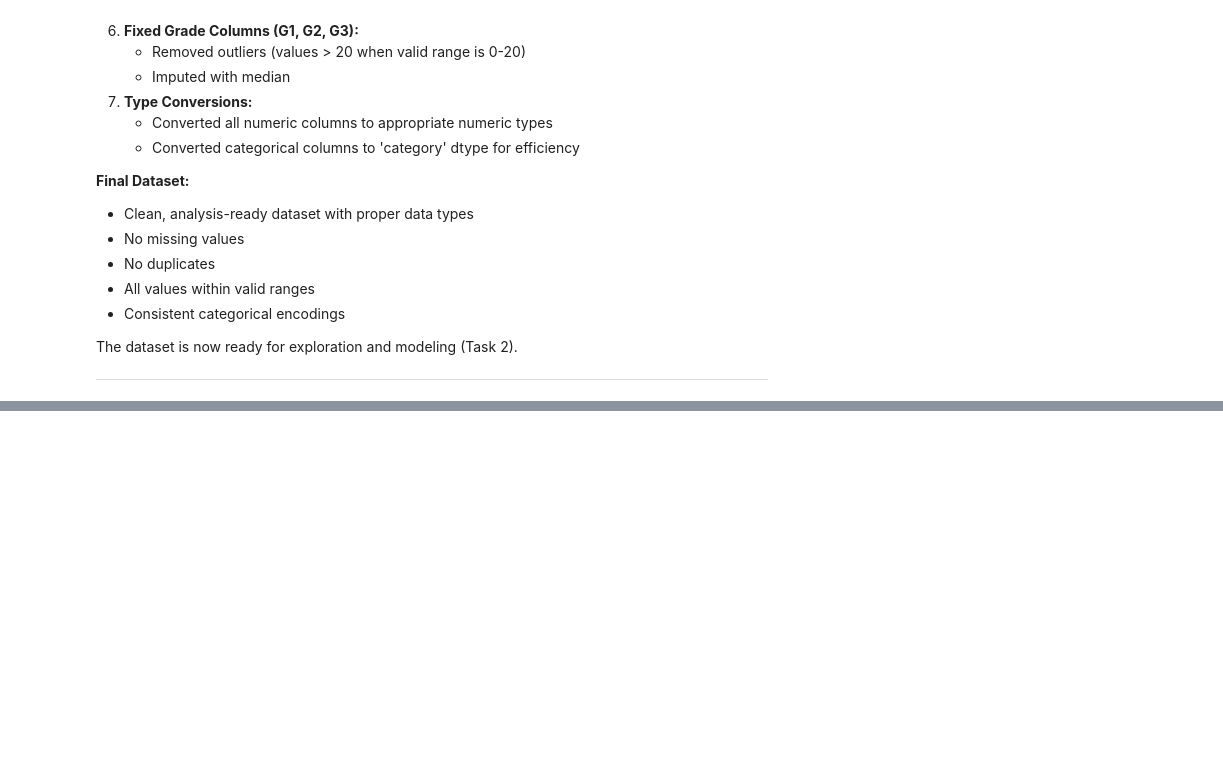
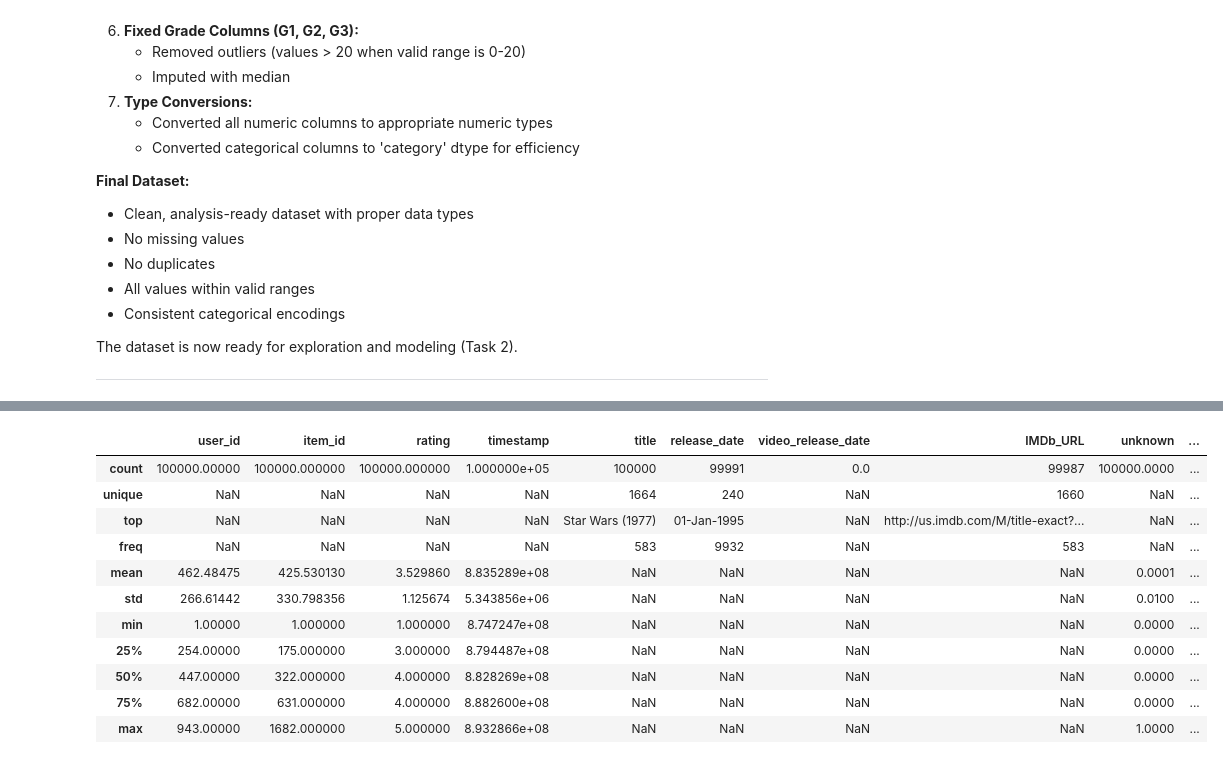
Before and after one commit to Cullen179/Practical-Data-Science, a Jupyter notebook: A1/assignment1_TEMPLATE.ipynb, the cells around one changed output, grey strips where cells are left out. Cells and saved outputs as stored; diff of their text form; code cells hidden in the pictures; blank space fills up the shorter version.

```diff
--- a/A1/assignment1_TEMPLATE.ipynb
+++ b/A1/assignment1_TEMPLATE.ipynb
@@ -1006,0 +892,3 @@ df
+# %%
+df_mlens = pd.merge(u_data, item_data, on="item_id", how="left")
+df_mlens.head()
@@ -1006,0 +922,15 @@ df
+# %%
+df_mlens.describe(include='all')
+# %% [output]
+|  | user_id | item_id | rating | timestamp | title | release_date | video_release_date | IMDb_URL | unknown | ... |
+| count | 100000.00000 | 100000.000000 | 100000.000000 | 1.000000e+05 | 100000 | 99991 | 0.0 | 99987 | 100000.0000 | ... |
+| unique | NaN | NaN | NaN | NaN | 1664 | 240 | NaN | 1660 | NaN | ... |
+| top | NaN | NaN | NaN | NaN | Star Wars (1977) | 01-Jan-1995 | NaN | http://us.imdb.com/M/title-exact?... | NaN | ... |
+| freq | NaN | NaN | NaN | NaN | 583 | 9932 | NaN | 583 | NaN | ... |
+| mean | 462.48475 | 425.530130 | 3.529860 | 8.835289e+08 | NaN | NaN | NaN | NaN | 0.0001 | ... |
+| std | 266.61442 | 330.798356 | 1.125674 | 5.343856e+06 | NaN | NaN | NaN | NaN | 0.0100 | ... |
+| min | 1.00000 | 1.000000 | 1.000000 | 8.747247e+08 | NaN | NaN | NaN | NaN | 0.0000 | ... |
+| 25% | 254.00000 | 175.000000 | 3.000000 | 8.794487e+08 | NaN | NaN | NaN | NaN | 0.0000 | ... |
+| 50% | 447.00000 | 322.000000 | 4.000000 | 8.828269e+08 | NaN | NaN | NaN | NaN | 0.0000 | ... |
+| 75% | 682.00000 | 631.000000 | 4.000000 | 8.882600e+08 | NaN | NaN | NaN | NaN | 0.0000 | ... |
+| max | 943.00000 | 1682.000000 | 5.000000 | 8.932866e+08 | NaN | NaN | NaN | NaN | 1.0000 | ... |
```
Also changed, not shown: parts of 35 cells of this notebook, 23 other files.
